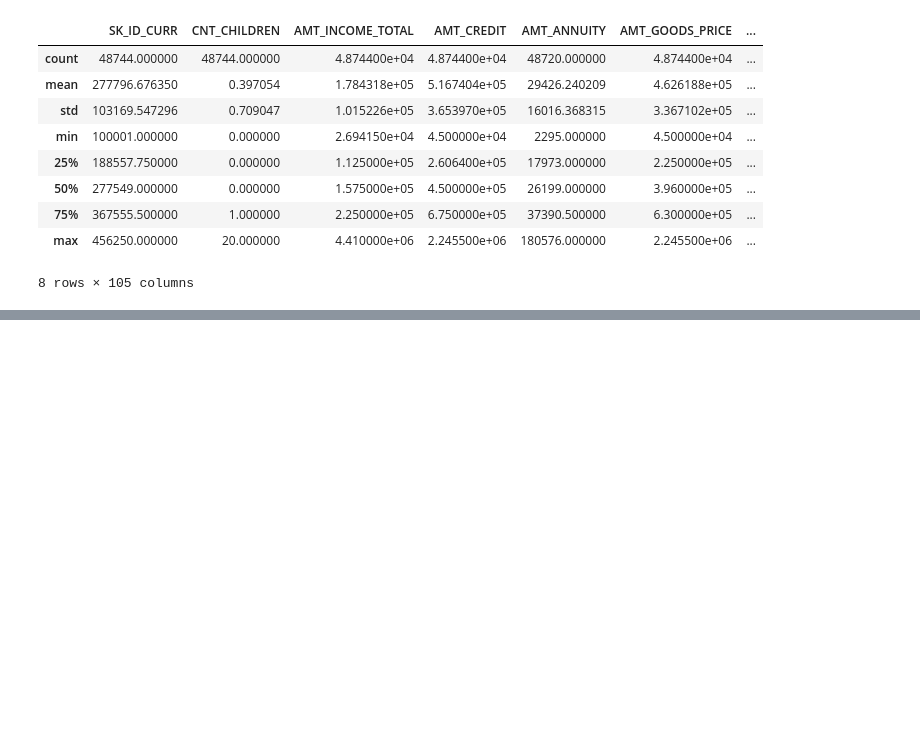
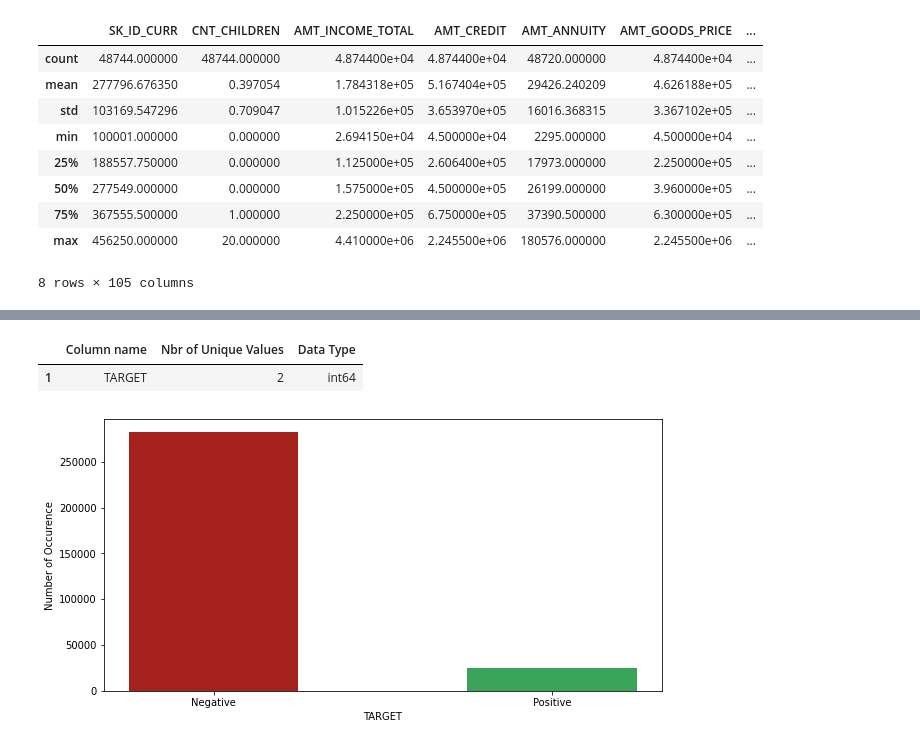
Before and after one commit to Duramann/BigDataApplicationProject, a Jupyter notebook: notebooks/1.0-TD-data-exploration.ipynb, the cells around one changed output, grey strips where cells are left out. Drawn from its saved outputs; the diff is of its cells as text; code cells hidden in the pictures; blank space fills up the shorter version.

Commit message:
Data exploration notebook upgrade

```diff
--- a/notebooks/1.0-TD-data-exploration.ipynb
+++ b/notebooks/1.0-TD-data-exploration.ipynb
@@ -4,3 +9,4 @@ import numpy as np
 # %%
-df = pd.read_csv('../data/raw/raw_test_data.csv')
+test_df = pd.read_csv('../data/raw/raw_test_data.csv')
+train_df = pd.read_csv('../data/raw/raw_train_data.csv')
 # %%
@@ -117,0 +70,16 @@ Unique values:
+# %%
+train_df_unique.loc[train_df_unique['Column name'] == 'TARGET']
+# %% [output]
+|  | Column name | Nbr of Unique Values | Data Type |
+| 1 | TARGET | 2 | int64 |
+# %%
+plt.figure(figsize=(10,5))
+n, bins, patches = plt.hist(train_df['TARGET'], bins=2, range=(-0.5,1.5), rwidth=0.5)
+patches[0].set_facecolor('#A4211C')
+patches[1].set_facecolor('#39A459')
+plt.xticks(range(2), 'Negative Positive'.split())
+plt.xlabel('TARGET')
+plt.ylabel('Number of Occurence')
+plt.show()
+# %% [output]
+[figure, added]
```
Also changed, not shown: parts of 18 cells of this notebook.
